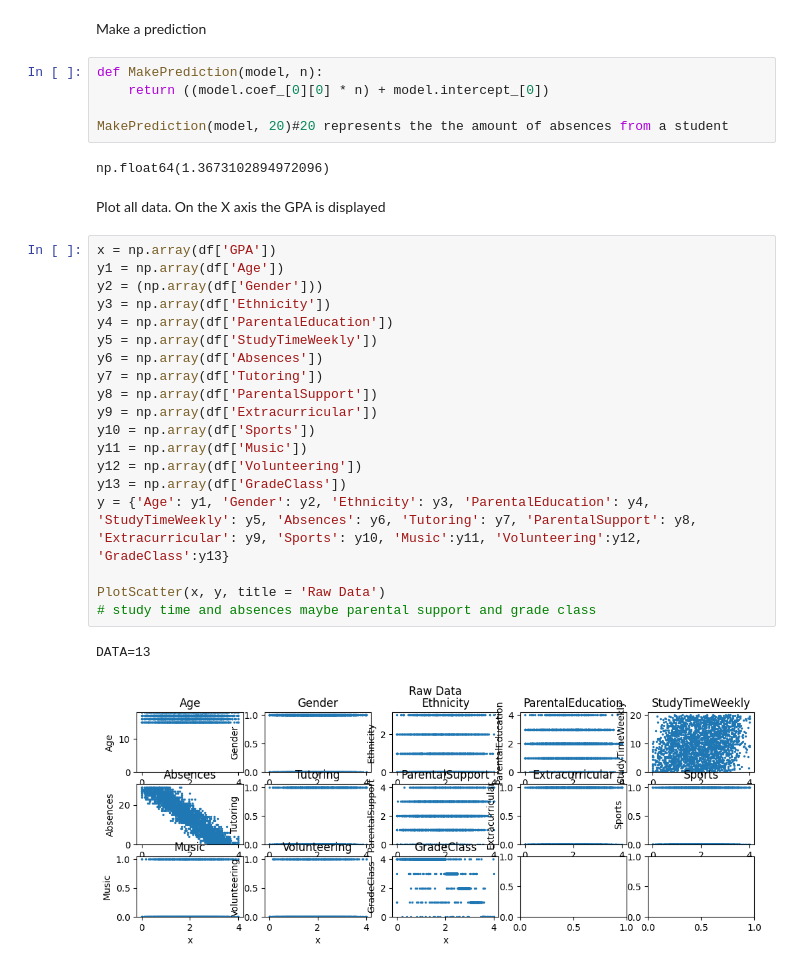
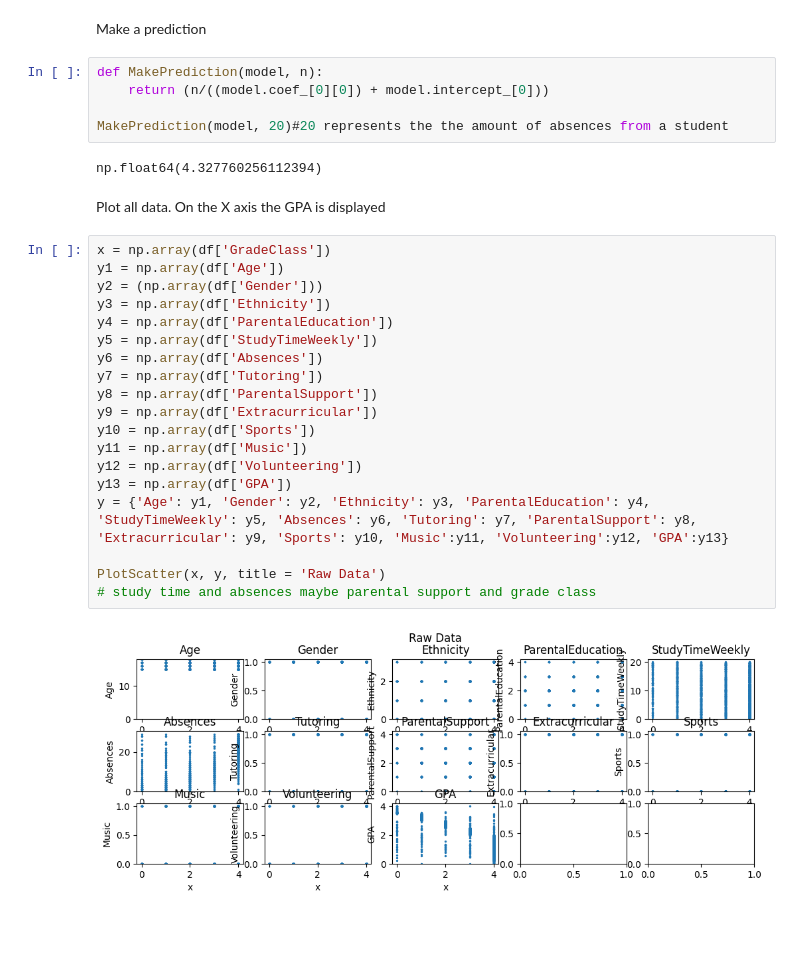
Before and after one commit to Thomas7689/MLG382-Student-performance-prediction, a Jupyter notebook: Project 1/Model building/Linear regression.ipynb, the cells around one changed output. Saved outputs shown, nothing was run; the diff lists cells and outputs as text; blank space fills up the shorter version.

```diff
--- a/Project 1/Model building/Linear regression.ipynb
+++ b/Project 1/Model building/Linear regression.ipynb
@@ -97,32 +97,31 @@ PlotScatter(xData=GPATrain, yData=yTrain, predictions= yTrainPrediction, xAxisNa
 Make a prediction
 # %%
 def MakePrediction(model, n):
-    return ((model.coef_[0][0] * n) + model.intercept_[0])
+    return (n/((model.coef_[0][0]) + model.intercept_[0]))
 
 MakePrediction(model, 20)#20 represents the the amount of absences from a student
 # %% [output]
-np.float64(1.3673102894972096)
+np.float64(4.327760256112394)
 # %% [markdown]
 Plot all data. On the X axis the GPA is displayed
 # %%
-x = np.array(df['GPA'])
+x = np.array(df['GradeClass'])
 y1 = np.array(df['Age'])
 y2 = (np.array(df['Gender']))
 y3 = np.array(df['Ethnicity'])
 y4 = np.array(df['ParentalEducation'])
 y5 = np.array(df['StudyTimeWeekly'])
 y6 = np.array(df['Absences'])
 y7 = np.array(df['Tutoring'])
 y8 = np.array(df['ParentalSupport'])
 y9 = np.array(df['Extracurricular'])
 y10 = np.array(df['Sports'])
 y11 = np.array(df['Music'])
 y12 = np.array(df['Volunteering'])
-y13 = np.array(df['GradeClass'])
-y = {'Age': y1, 'Gender': y2, 'Ethnicity': y3, 'ParentalEducation': y4, 'StudyTimeWeekly': y5, 'Absences': y6, 'Tutoring': y7, 'ParentalSupport': y8, 'Extracurricular': y9, 'Sports': y10, 'Music':y11, 'Volunteering':y12, 'GradeClass':y13}
+y13 = np.array(df['GPA'])
+y = {'Age': y1, 'Gender': y2, 'Ethnicity': y3, 'ParentalEducation': y4, 'StudyTimeWeekly': y5, 'Absences': y6, 'Tutoring': y7, 'ParentalSupport': y8, 'Extracurricular': y9, 'Sports': y10, 'Music':y11, 'Volunteering':y12, 'GPA':y13}
 
 PlotScatter(x, y, title = 'Raw Data')
 # study time and absences maybe parental support and grade class
 # %% [output]
-DATA=13
-[figure, old version]
+[figure, new version]
```
Also changed, not shown: parts of 1 cell of this notebook, 2 other files.
